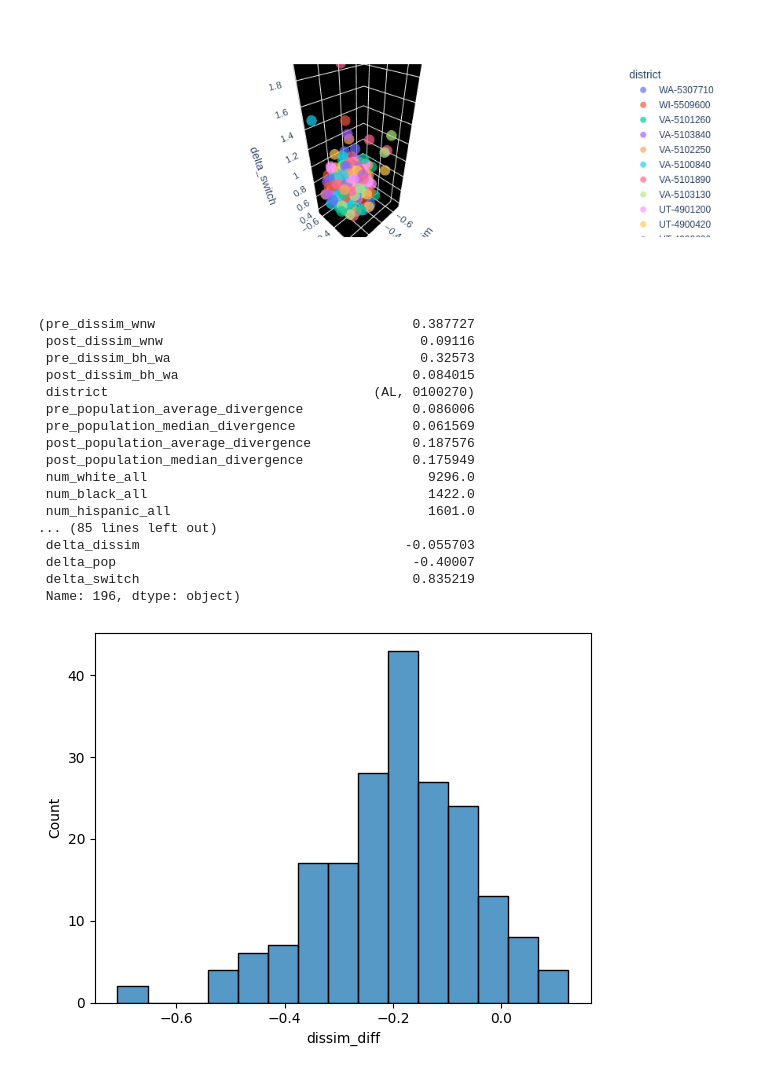
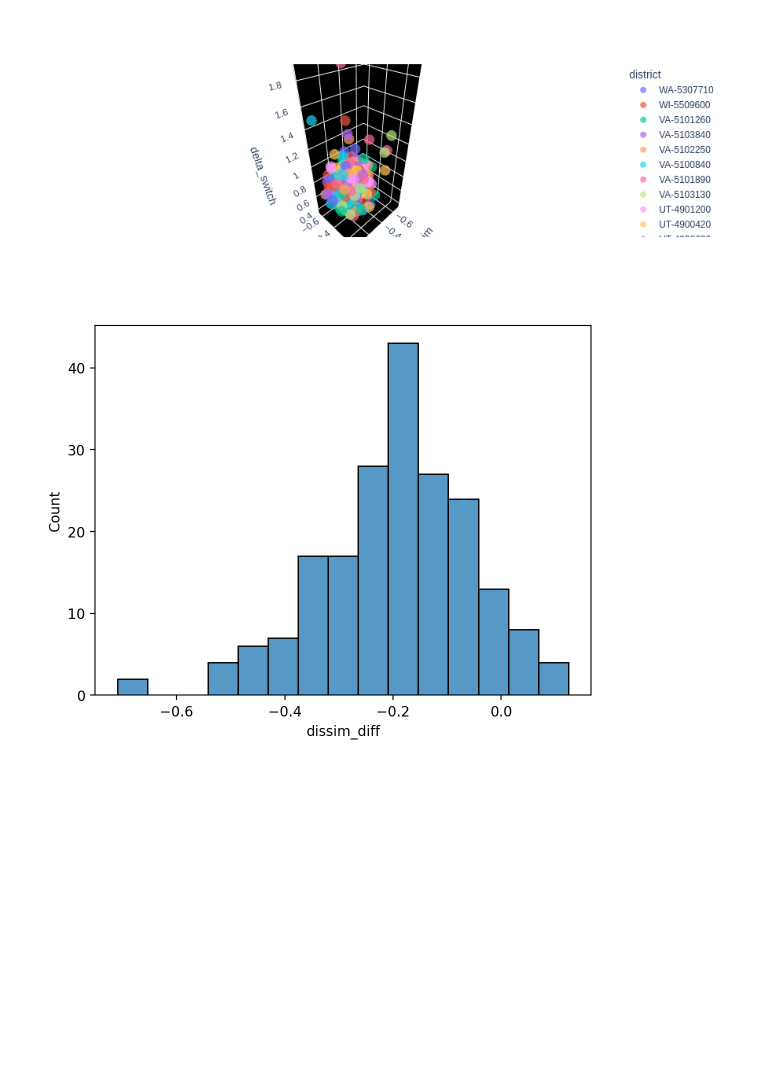
Before and after one commit to Plural-Connections/school-mergers-refactor, a Jupyter notebook: mergers_core/graph.ipynb, the cells around one changed output. Drawn from its saved outputs; the diff is of its cells as text; code cells hidden in the pictures; blank space fills up the shorter version.

Commit message:
graphing stuff

```diff
--- a/mergers_core/graph.ipynb
+++ b/mergers_core/graph.ipynb
@@ -25,15 +25,20 @@ data
 | 599 | 0.089411 | 0.052891 | 0.097876 | 0.061529 | (AZ, 0401680) | 1 | ... |
 600 rows × 47 columns
 # %%
-dissimilarity = data[
-    (data["dissimilarity_weight"] == 1) & (data["population_metric_weight"] == 0)
-]
-population = data[
-    (data["dissimilarity_weight"] == 0) & (data["population_metric_weight"] == 1)
-]
-both = data[
-    (data["dissimilarity_weight"] == 1) & (data["population_metric_weight"] == 1)
-]
+data = pd.read_csv("data/results/results.csv", converters={"district": config.District.from_string})
+
+schools = pd.read_csv("data/all_schools.csv", converters={
+    "district": config.District.from_string
+})
+data = schools.merge(data, on="district")
+
+data["delta_dissim"] = (data["post_dissim_wnw"] - data["pre_dissim_wnw"])
+data["delta_pop"] = (data["post_population_average_divergence"] - data["pre_population_average_divergence"])
+data["delta_switch"] = (data["switcher_new_time_num_total"] - data["switcher_status_quo_time_num_total"])
+
+dissimilarity = data[(data["dissimilarity_weight"] == 1) & (data["population_metric_weight"] == 0)]
+population = data[(data["dissimilarity_weight"] == 0) & (data["population_metric_weight"] == 1)]
+both = data[(data["dissimilarity_weight"] == 1) & (data["population_metric_weight"] == 1)]
 
 groups = ["dissimilarity", "population", "both"]
 for df in groups:
@@ -41,3 +46,5 @@ for df in groups:
     locals()[df].loc[:, "objective"] = df
 
 data = pd.concat([dissimilarity, population, both])
+
+data
@@ -81,6 +144,4 @@ for axis in axes:
 # %%
-data["delta_dissim"] = (data["post_dissim_wnw"] - data["pre_dissim_wnw"]) / data["pre_dissim_wnw"]
-data["delta_pop"] = (data["post_population_average_divergence"] - data["pre_population_average_divergence"]) / data["pre_population_average_divergence"]
 sns.scatterplot(
     data=data[(data["delta_pop"] < 0) & (data["objective"] != "dissimilarity")],
     x="delta_dissim",
@@ -139,8 +181,0 @@ sns.scatterplot(
-# %%
-data["delta_switch"] = (data["switcher_new_time_num_total"] - data["switcher_status_quo_time_num_total"]) / data["switcher_status_quo_time_num_total"]
-sns.scatterplot(
-    data=data[data["objective"] == "dissimilarity"],
-    y="delta_dissim",
-    x="delta_switch",
-)
-np.corrcoef(data[data["objective"] == "dissimilarity"]["delta_dissim"], data[data["objective"] == "dissimilarity"]["delta_switch"])
@@ -161,28 +211,10 @@ fig.show()
 # %%
 def data_for(objective):
     return data[data["objective"] == objective].reset_index(drop=True)
 
 dissim_diff_data = data_for("dissimilarity")
 dissim_diff_data["dissim_diff"] = dissim_diff_data["delta_dissim"] - data_for("population")["delta_dissim"]
 sns.histplot(dissim_diff_data["dissim_diff"])
 min_idx = dissim_diff_data.idxmin()["dissim_diff"]
-dissim_diff_data.iloc[min_idx], data_for("population").iloc[min_idx]
 # %% [output]
-(pre_dissim_wnw                                 0.387727
- post_dissim_wnw                                 0.09116
- pre_dissim_bh_wa                                0.32573
- post_dissim_bh_wa                              0.084015
- district                                  (AL, 0100270)
- pre_population_average_divergence              0.086006
- pre_population_median_divergence               0.061569
- post_population_average_divergence             0.187576
- post_population_median_divergence              0.175949
- num_white_all                                    9296.0
- num_black_all                                    1422.0
- num_hispanic_all                                 1601.0
-... (85 lines left out)
- delta_dissim                                  -0.055703
- delta_pop                                      -0.40007
- delta_switch                                   0.835219
- Name: 196, dtype: object)
-[figure, old version]
+[figure, new version]
```
Also changed, not shown: parts of 16 cells of this notebook.
